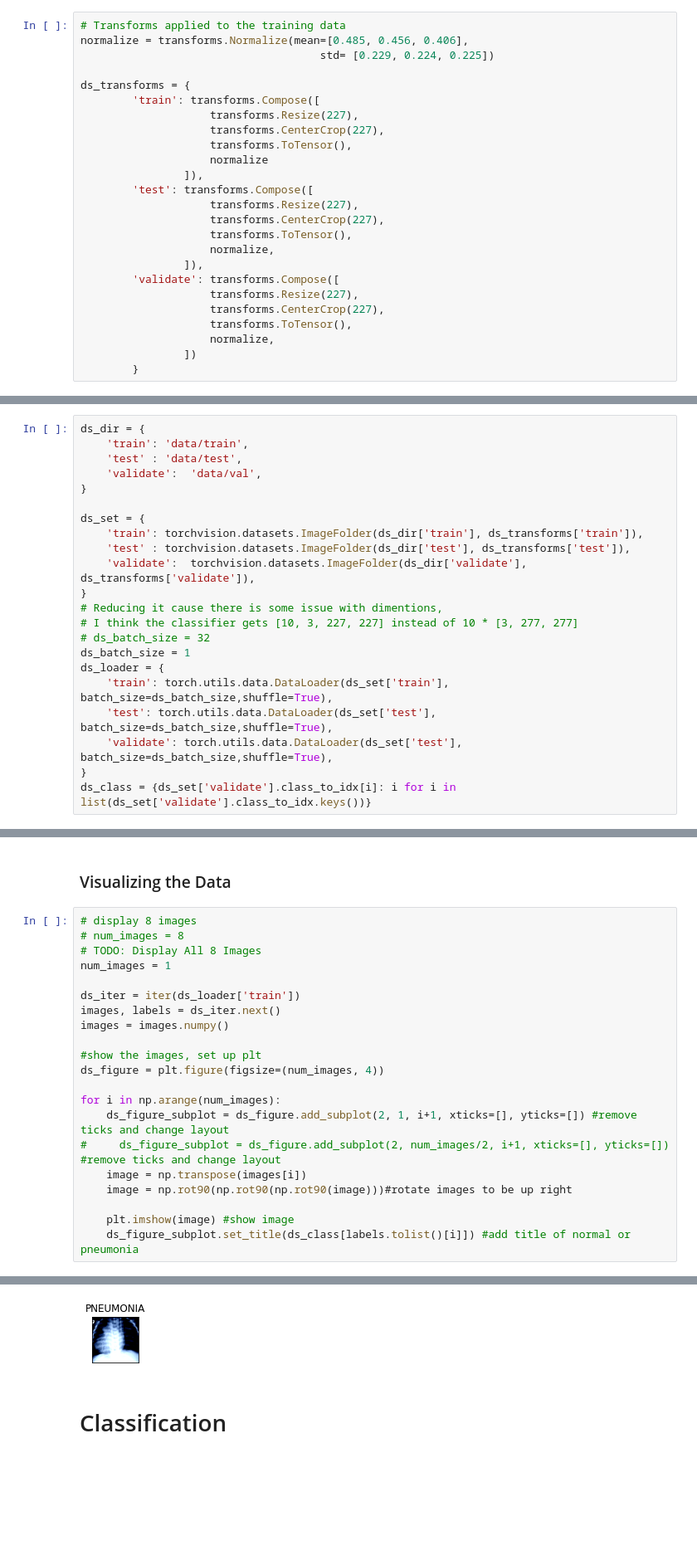
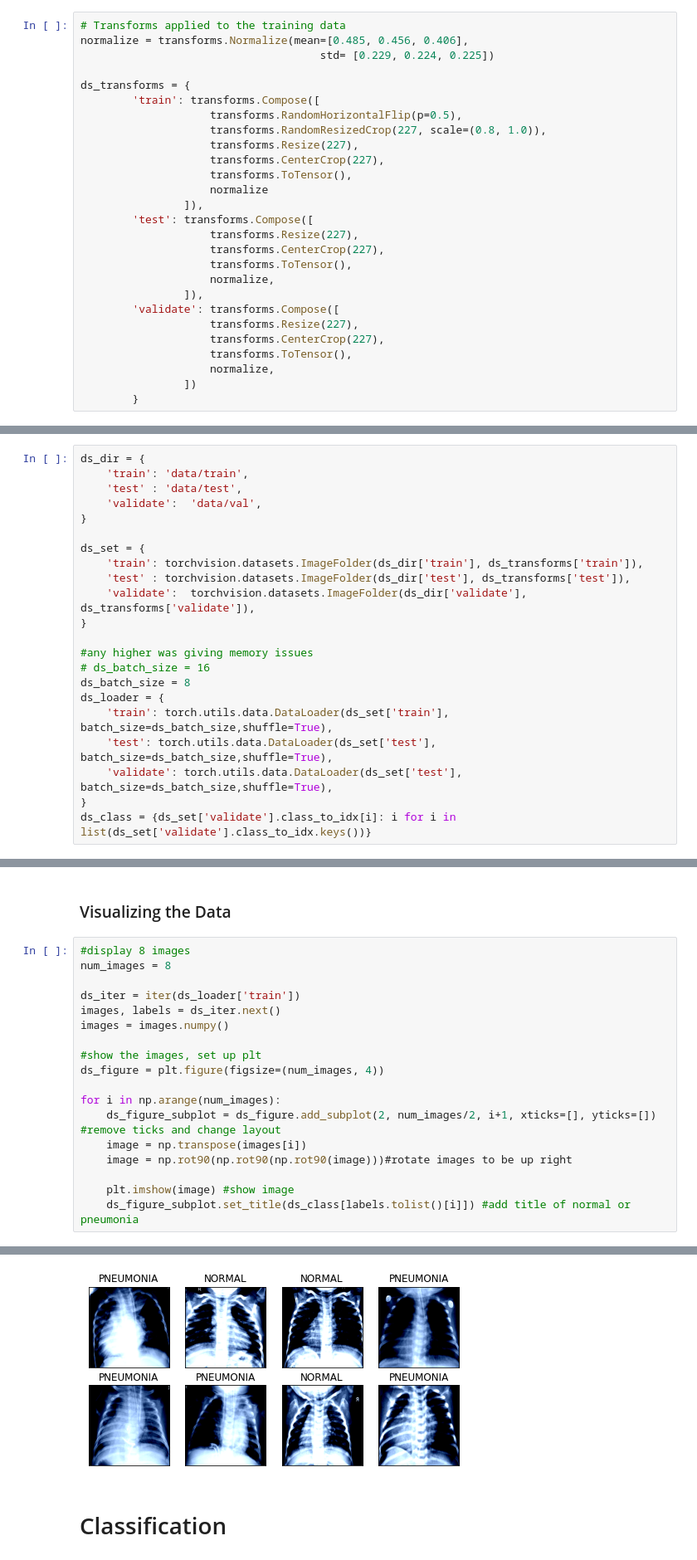
Before and after one commit to rajdeepslather/pneumonia-classification-py, a Jupyter notebook: pneumonia-classification-main.ipynb, the cells around one changed output, grey strips where cells are left out. Shown at 83% size. Cells and saved outputs as stored; diff of their text form; blank space fills up the shorter version.

```diff
--- a/pneumonia-classification-main.ipynb
+++ b/pneumonia-classification-main.ipynb
@@ -31,6 +32,8 @@ normalize = transforms.Normalize(mean=[0.485, 0.456, 0.406],
 
 ds_transforms = {
         'train': transforms.Compose([
+                    transforms.RandomHorizontalFlip(p=0.5),
+                    transforms.RandomResizedCrop(227, scale=(0.8, 1.0)),
                     transforms.Resize(227),
                     transforms.CenterCrop(227),
                     transforms.ToTensor(),
@@ -65,10 +68,10 @@ ds_set = {
     'test' : torchvision.datasets.ImageFolder(ds_dir['test'], ds_transforms['test']),
     'validate':  torchvision.datasets.ImageFolder(ds_dir['validate'], ds_transforms['validate']),
 }
-# Reducing it cause there is some issue with dimentions,
-# I think the classifier gets [10, 3, 227, 227] instead of 10 * [3, 277, 277]
-# ds_batch_size = 32
-ds_batch_size = 1
+
+#any higher was giving memory issues
+# ds_batch_size = 16
+ds_batch_size = 8
 ds_loader = {
     'train': torch.utils.data.DataLoader(ds_set['train'], batch_size=ds_batch_size,shuffle=True),
     'test': torch.utils.data.DataLoader(ds_set['test'], batch_size=ds_batch_size,shuffle=True),
@@ -82,10 +81,8 @@ ds_class
 # %% [markdown]
 ### Visualizing the Data
 # %%
-# display 8 images
-# num_images = 8
-# TODO: Display All 8 Images
-num_images = 1
+#display 8 images
+num_images = 8
 
 ds_iter = iter(ds_loader['train'])
 images, labels = ds_iter.next()
@@ -95,8 +92,7 @@ images = images.numpy()
 ds_figure = plt.figure(figsize=(num_images, 4))
 
 for i in np.arange(num_images):
-    ds_figure_subplot = ds_figure.add_subplot(2, 1, i+1, xticks=[], yticks=[]) #remove ticks and change layout
-#     ds_figure_subplot = ds_figure.add_subplot(2, num_images/2, i+1, xticks=[], yticks=[]) #remove ticks and change layout
+    ds_figure_subplot = ds_figure.add_subplot(2, num_images/2, i+1, xticks=[], yticks=[]) #remove ticks and change layout
     image = np.transpose(images[i])
     image = np.rot90(np.rot90(np.rot90(image)))#rotate images to be up right
 
@@ -107,4 +110,4 @@ Clipping input data to the valid range for imshow with RGB data ([0..1] for floa
-[figure, old version]
+[figure, new version]
 # %% [markdown]
 # Classification
 # %%
```
Also changed, not shown: parts of 21 cells of this notebook, 3 other files.
